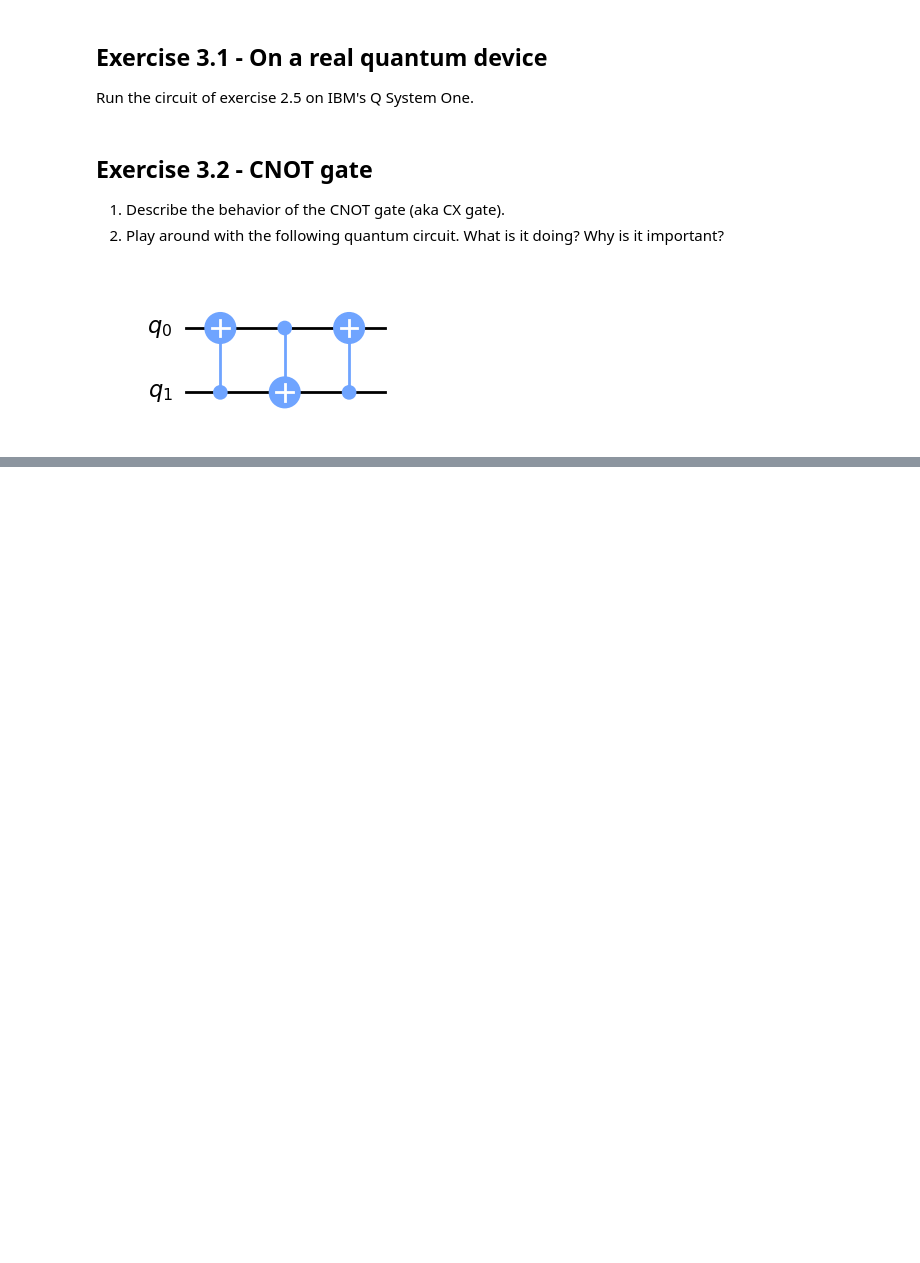
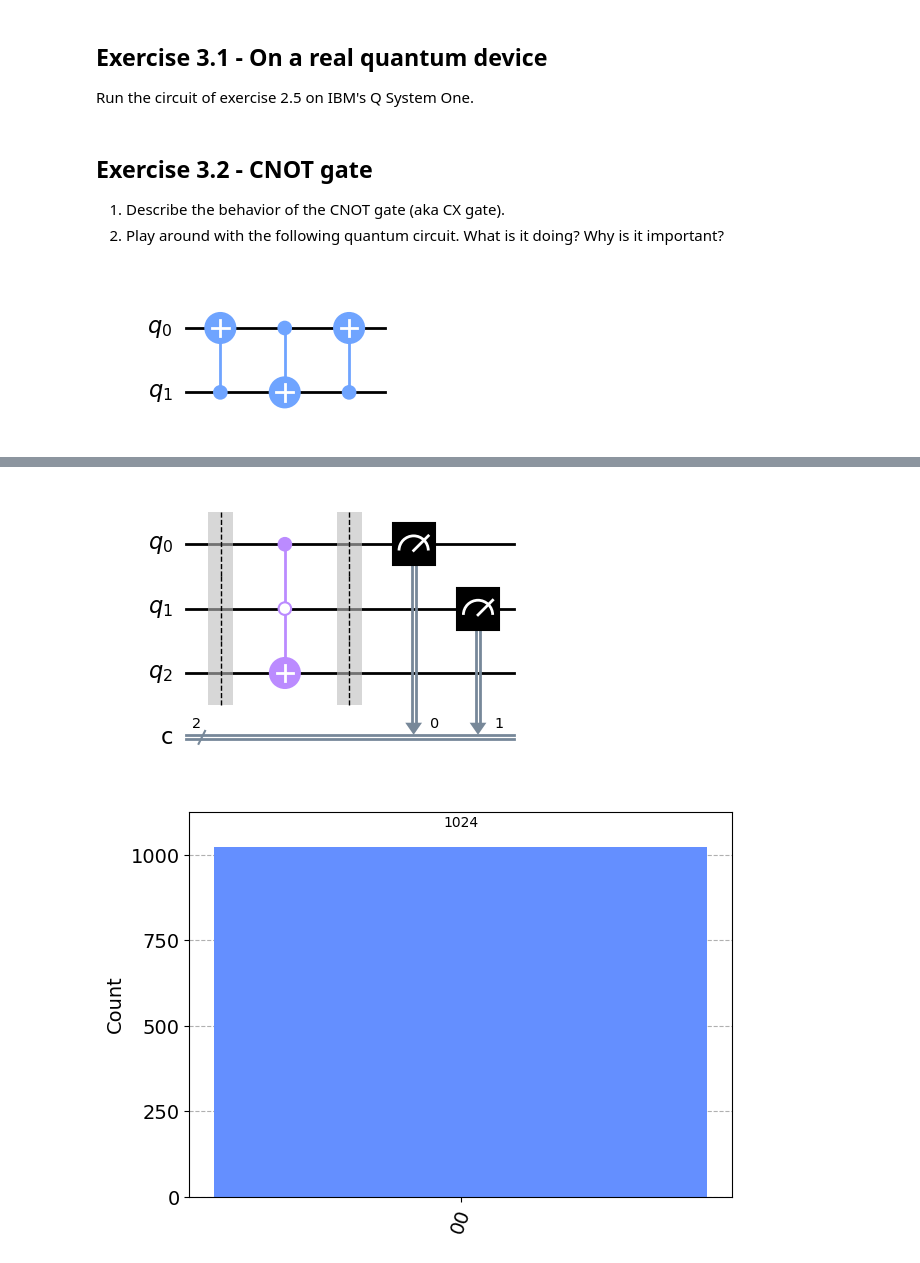
Before and after one commit to oremark24/qc-tud-2023, a Jupyter notebook: 03_More_gates.ipynb, the cells around one changed output, grey strips where cells are left out. Saved outputs shown, nothing was run; the diff lists cells and outputs as text; code cells hidden in the pictures; blank space fills up the shorter version.

```diff
--- a/03_More_gates.ipynb
+++ b/03_More_gates.ipynb
@@ -66,0 +72,34 @@ display(plot_histogram(counts))
+# %%
+from qiskit.circuit import QuantumCircuit
+from qiskit_aer import AerSimulator
+from qiskit.compiler import transpile
+from qiskit.visualization import plot_histogram
+
+def oracle(qc):
+    qc.ccx(0,1,2,'01') # toffoli gate, X on q_2 iff q_0==1 and q_1==0
+
+qc = QuantumCircuit(3,2)
+
+##########################
+# add preprocessing here #
+##########################
+
+qc.barrier()
+oracle(qc)
+qc.barrier()
+
+###########################
+# add postprocessing here #
+###########################
+
+qc.measure([0,1], [0,1])
+display(qc.draw(output='mpl'))
+
+backend = AerSimulator(shots=1024)
+job = backend.run(transpile(qc, backend))
+result = job.result()
+counts = result.get_counts()
+display(plot_histogram(counts))
+# %% [output]
+[figure, added]
+[figure, added]
```
Also changed, not shown: parts of 4 cells of this notebook.
